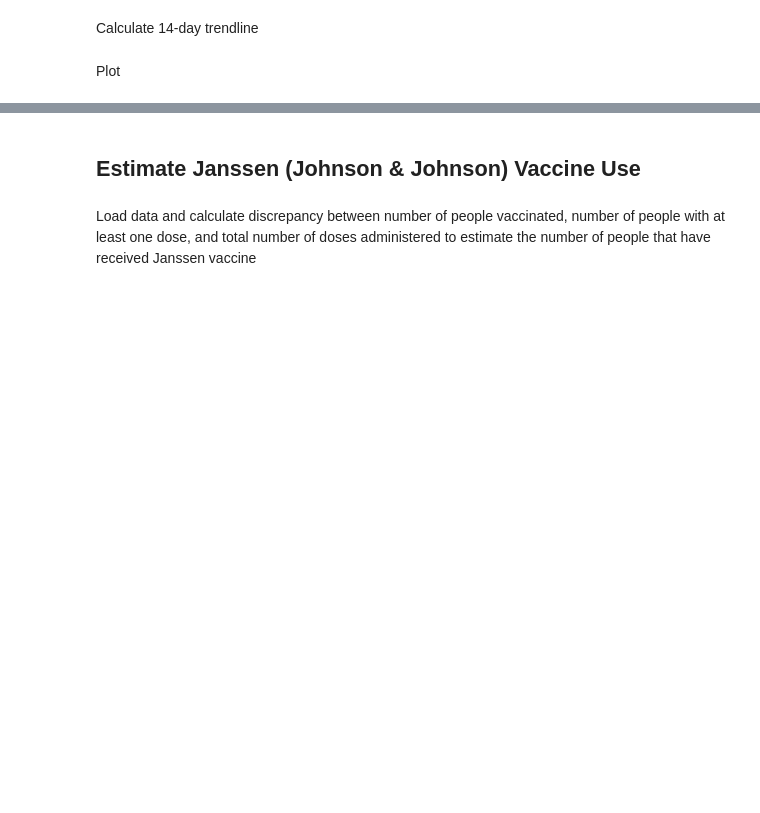
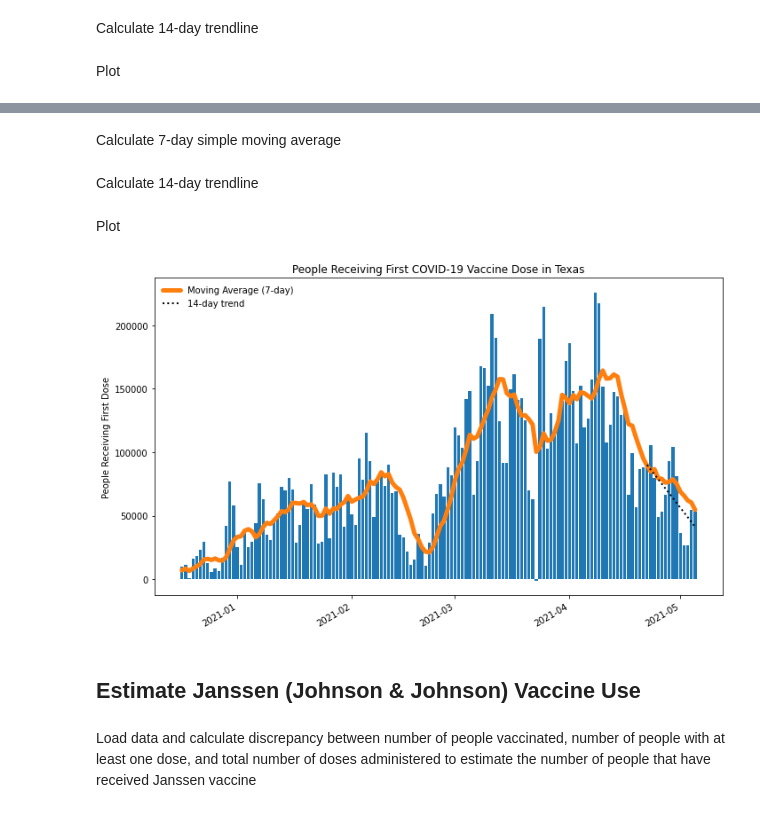
Before and after one commit to shiruken/covid-texas, a Jupyter notebook: vaccine_visualize.ipynb, the cells around one changed output, grey strips where cells are left out. Cells and saved outputs as stored; diff of their text form; code cells hidden in the pictures; blank space fills up the shorter version.

Commit message:
Added number of people getting first dose chart

```diff
--- a/vaccine_visualize.ipynb
+++ b/vaccine_visualize.ipynb
@@ -56,3 +60,38 @@ At this rate, it will take about 5.3 days to administer the next one million dos
+# %%
+df = pd.read_csv("docs/vaccine/data.csv", index_col=['county', 'date'], parse_dates=['date'])
+df_diff = pd.DataFrame(df.loc[county, 'one_dose']).diff()
+df_diff.iloc[0] = df.loc[county, 'one_dose'][0] # Replace NaN value on first day with first total value
+# %% [markdown]
+Calculate 7-day simple moving average
+# %%
+window = 7
+df_diff['one_dose_avg'] = df_diff.rolling(window=window, min_periods=1).mean()
+# %% [markdown]
+Calculate 14-day trendline
+# %%
+n = 14
+x = np.arange(0,n)
+coef = np.polyfit(x, df_diff['one_dose'][-n:], 1)
+poly1d_fnc = np.poly1d(coef)
+# %% [markdown]
+Plot
+# %%
+fig, ax = plt.subplots(figsize=(10, 6))
+plt.bar(df_diff.index[:-1], df_diff['one_dose'][1:])
+plt.plot(df_diff.index[:-1], df_diff['one_dose_avg'][1:], color="C1", linewidth=5,
+         solid_capstyle="round", label=f"Moving Average ({window}-day)")
+plt.plot(df_diff.index[-n-1:-1], poly1d_fnc(x), ':k', linewidth=2, label=f"{n}-day trend")
+fig.autofmt_xdate()
+plt.ylabel("People Receiving First Dose")
+if county == "Statewide":
+    plt.title("People Receiving First COVID-19 Vaccine Dose in Texas")
+else:
+    plt.title(f"People Receiving First COVID-19 Vaccine Doses in {county} County")
+plt.legend(frameon=False)
+plt.tight_layout()
+# plt.savefig(f"FirstDose_{county}.png", dpi=300, facecolor="w", transparent=False)
+# %% [output]
+[figure, added]
 # %% [markdown]
 ## Estimate Janssen (Johnson & Johnson) Vaccine Use
 # %% [markdown]
```
Also changed, not shown: parts of 6 cells of this notebook.
